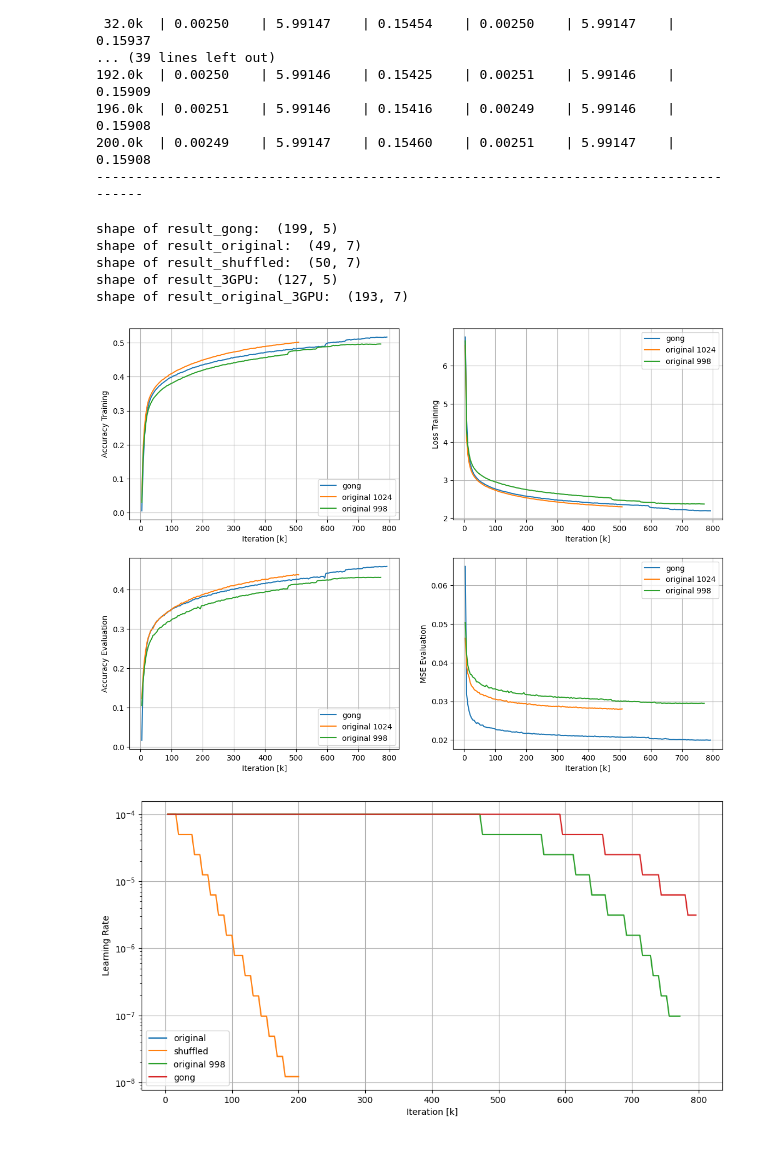
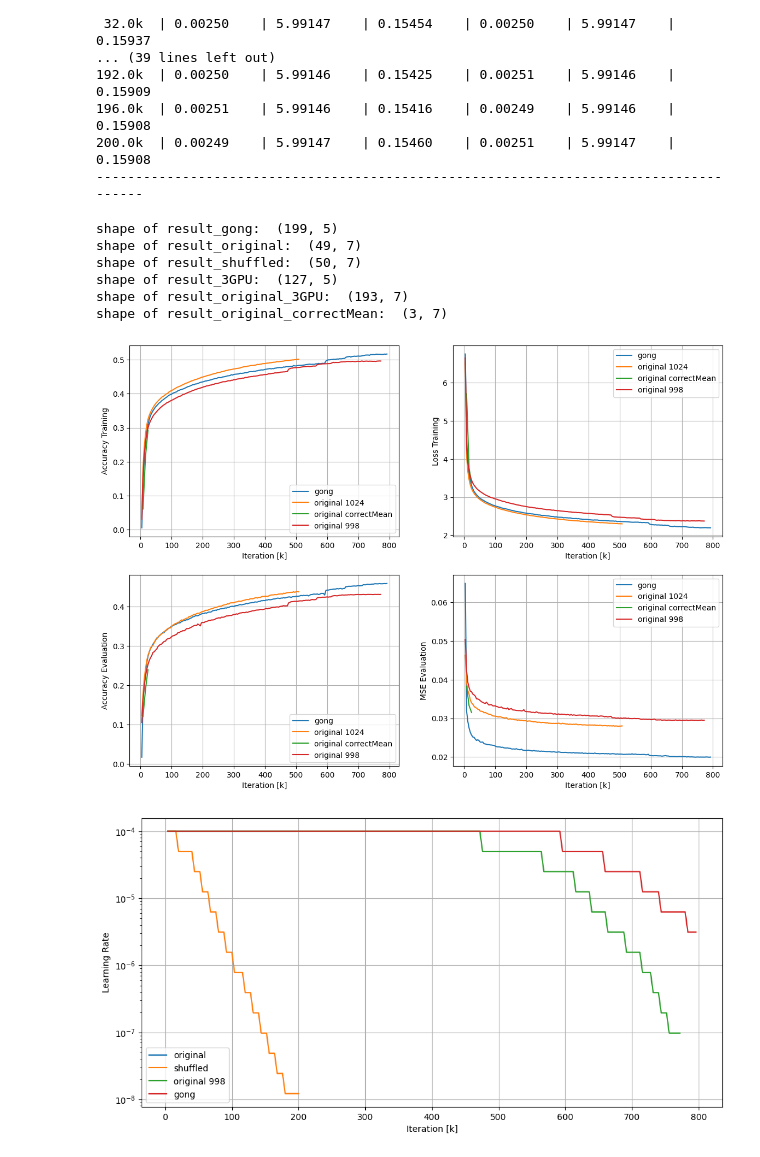
Before and after one commit to Ironmomo/SpeakerVerificationBA, a Jupyter notebook: pretraining/sandbox.ipynb, the cells around one changed output. Saved outputs shown, nothing was run; the diff lists cells and outputs as text; code cells hidden in the pictures.

```diff
--- a/pretraining/sandbox.ipynb
+++ b/pretraining/sandbox.ipynb
@@ -84,6 +85,9 @@ with open(os.path.join(base_path_shuffled, 'progress.pkl'), 'rb') as f:
 
 with open(os.path.join(path_original_3, 'progress.pkl'), 'rb') as f:
     progress_original_3 = pickle.load(f)
+
+with open(os.path.join(path_original_correctMean, 'progress.pkl'), 'rb') as f:
+    progress_original_correctMean = pickle.load(f)
 # %%
 # get the iteration (is at the second position in the list of progress)
 iteration2 = np.array([x[1] for x in progress2])
@@ -91,6 +95,7 @@ iteration3 = np.array([x[1] for x in progress3])
 iteration_original = np.array([x[1] for x in progress_original])
 iteration_shuffled = np.array([x[1] for x in progress_shuffled])
 iter_original = np.array([x[1] for x in progress_original_3])
+iter_original_correctMean = np.array([x[1] for x in progress_original_correctMean])*2
 
 # get time (is at the fourth position in the list of progress)
 time2 = np.array([x[3] for x in progress2])
@@ -98,6 +103,7 @@ time3 = np.array([x[3] for x in progress3])
 time_original = np.array([x[3] for x in progress_original])
 time_shuffled = np.array([x[3] for x in progress_shuffled])
 time_orig = np.array([x[3] for x in progress_original_3])
+time_original_correctMean = np.array([x[3] for x in progress_original_correctMean])
 # %%
 # calculate total time required for all 800k iterations based on the number of iterations and the time per iteration
 n_iterations = 800000
@@ -250,12 +260,14 @@ result_original_path = '/home/bosfab01/SpeakerVerificationBA/pretraining/exp/pre
 result_shuffled_path = '/home/bosfab01/SpeakerVerificationBA/pretraining/exp/pretrained-base-f128-t2-b24-lr1e-4-m400-pretrain_joint-asli-shuffled-20240416-102831/result.csv'
 result_3GPU_path = '/home/bosfab01/SpeakerVerificationBA/pretraining/exp/mask01-base-f128-t2-b24-lr1e-4-m400-pretrain_joint-asli-20240412-172636/result.csv'
 result_original_3GPU_path = '/home/bosfab01/SpeakerVerificationBA/pretraining/exp/pretrained-base-f128-t2-b24-lr1e-4-m400-pretrain_joint-asli-original-20240418-211014/result.csv'
+result_original_correctMean_path = '/home/bosfab01/SpeakerVerificationBA/pretraining/exp/pretrained-20240501-162648-original-base-f128-t2-b48-lr1e-4-m390-pretrain_joint-asli/result.csv'
 
 result_gong = np.genfromtxt(result_gong_path, delimiter=',')
 result_original = np.genfromtxt(result_original_path, delimiter=',')
 result_shuffled = np.genfromtxt(result_shuffled_path, delimiter=',')
 result_3GPU = np.genfromtxt(result_3GPU_path, delimiter=',')
 result_original_3GPU = np.genfromtxt(result_original_3GPU_path, delimiter=',')
+result_original_correctMean = np.genfromtxt(result_original_correctMean_path, delimiter=',')
 
 # print shapes of the arrays
 print("shape of result_gong: ", result_gong.shape)
@@ -263,12 +275,14 @@ print("shape of result_original: ", result_original.shape)
 print("shape of result_shuffled: ", result_shuffled.shape)
 print("shape of result_3GPU: ", result_3GPU.shape)
 print("shape of result_original_3GPU: ", result_original_3GPU.shape)
+print("shape of result_original_correctMean: ", result_original_correctMean.shape)
 # %% [output]
 shape of result_gong:  (199, 5)
 shape of result_original:  (49, 7)
 shape of result_shuffled:  (50, 7)
 shape of result_3GPU:  (127, 5)
 shape of result_original_3GPU:  (193, 7)
+shape of result_original_correctMean:  (3, 7)
 # %%
 # function to return columns of a numpy array
 def get_column(array):
@@ -280,6 +294,7 @@ acc_tr_3GPU, loss_tr_3GPU, acc_ev_3GPU, mse_ev_3GPU, _ = get_column(result_3GPU)
 acc_tr_original, loss1_tr_original, loss2_tr_original, acc_ev_original, loss1_ev_original, loss2_ev_original, _ = get_column(result_original)
 acc_tr_shuffled, loss1_tr_shuffled, loss2_tr_shuffled, acc_ev_shuffled, loss1_ev_shuffled, loss2_ev_shuffled, _ = get_column(result_shuffled)
 acc_tr_original_3GPU, loss1_tr_original_3GPU, loss2_tr_original_3GPU, acc_ev_original_3GPU, loss1_ev_original_3GPU, loss2_ev_original_3GPU, lr_original_3GPU = get_column(result_original_3GPU)
+acc_tr_original_correctMean, loss1_tr_original_correctMean, loss2_tr_original_correctMean, acc_ev_original_correctMean, loss1_ev_original_correctMean, loss2_ev_original_correctMean, lr_original_correctMean = get_column(result_original_correctMean)
 
 iteration_gong = np.arange(1, len(acc_tr_gong)+1) * 4000
 # %%
@@ -290,6 +305,7 @@ fig, axs = plt.subplots(2, 2, figsize=(14, 10))
 
 axs[0, 0].plot(iteration_gong[:len(acc_tr_original_3GPU)+5]/1e3, acc_tr_gong[:len(acc_tr_original_3GPU)+5], label='gong')
 axs[0, 0].plot(iteration3[:len(acc_tr_original_3GPU)+5]/1e3, acc_tr_3GPU[:len(acc_tr_original_3GPU)+5], label='original 1024')
+axs[0, 0].plot(iter_original_correctMean/1e3, acc_tr_original_correctMean, label='original correctMean')
 # axs[0, 0].plot(iteration_original/1e3, acc_tr_original, label='original')
 # axs[0, 0].plot(iteration_shuffled/1e3, acc_tr_shuffled, label='shuffled')
 axs[0, 0].plot(iter_original/1e3, acc_tr_original_3GPU, label='original 998')
@@ -303,6 +319,7 @@ axs[0, 0].grid()
 
 axs[0, 1].plot(iteration_gong[:len(acc_tr_original_3GPU)+5]/1e3, loss_tr_gong[:len(acc_tr_original_3GPU)+5], label='gong')
 axs[0, 1].plot(iteration3[:len(acc_tr_original_3GPU)+5]/1e3, loss_tr_3GPU[:len(acc_tr_original_3GPU)+5], label='original 1024')
+axs[0, 1].plot(iter_original_correctMean/1e3, loss1_tr_original_correctMean+10*loss2_tr_original_correctMean, label='original correctMean')
 # axs[0, 1].plot(iteration_original/1e3, loss1_tr_original+10*loss2_tr_original, label='original')
 # axs[0, 1].plot(iteration_shuffled/1e3, loss1_tr_shuffled+10*loss2_tr_shuffled, label='shuffled')
 axs[0, 1].plot(iter_original/1e3, loss1_tr_original_3GPU+10*loss2_tr_original_3GPU, label='original 998')
@@ -312,34 +329,36 @@ axs[0, 1].set_xlabel('Iteration [k]')
 axs[0, 1].set_ylabel('Loss Training')
 axs[0, 1].legend()
 axs[0, 1].grid()
 
 axs[1, 0].plot(iteration_gong[:len(acc_tr_original_3GPU)+5]/1e3, acc_ev_gong[:len(acc_tr_original_3GPU)+5], label='gong')
 axs[1, 0].plot(iteration3[:len(acc_tr_original_3GPU)+5]/1e3, acc_ev_3GPU[:len(acc_tr_original_3GPU)+5], label='original 1024')
+axs[1, 0].plot(iter_original_correctMean/1e3, acc_ev_original_correctMean, label='original correctMean')
 # axs[1, 0].plot(iteration_original/1e3, acc_ev_original, label='original')
 # axs[1, 0].plot(iteration_shuffled/1e3, acc_ev_shuffled, label='shuffled')
 axs[1, 0].plot(iter_original/1e3, acc_ev_original_3GPU, label='original 998')
 #axs[1, 0].set_title('Accuracy Evaluation')
 #axs[1, 0].set_xticks(np.arange(0, len(acc_tr_original)+5, 1))
 axs[1, 0].set_xlabel('Iteration [k]')
 axs[1, 0].set_ylabel('Accuracy Evaluation')
 axs[1, 0].legend()
 axs[1, 0].grid()
 
 axs[1, 1].plot(iteration_gong[:len(acc_tr_original_3GPU)+5]/1e3, mse_ev_gong[:len(acc_tr_original_3GPU)+5], label='gong')
 axs[1, 1].plot(iteration3[:len(acc_tr_original_3GPU)+5]/1e3, mse_ev_3GPU[:len(acc_tr_original_3GPU)+5], label='original 1024')
+axs[1, 1].plot(iter_original_correctMean/1e3, loss2_ev_original_correctMean, label='original correctMean')
 # axs[1, 1].plot(iteration_original/1e3, loss2_ev_original, label='original')
 # axs[1, 1].plot(iteration_shuffled/1e3, loss2_ev_shuffled, label='shuffled')
 axs[1, 1].plot(iter_original/1e3, loss2_ev_original_3GPU, label='original 998')
 #axs[1, 1].set_title('MSE Evaluation')
 #axs[1, 1].set_xticks(np.arange(0, len(acc_tr_original)+5, 1))
 axs[1, 1].set_xlabel('Iteration [k]')
 axs[1, 1].set_ylabel('MSE Evaluation')
 axs[1, 1].legend()
 axs[1, 1].grid()
 
 plt.show()
 # %% [output]
-[figure, old version]
+[figure, new version]
 # %%
 # plot learning rate on log scale
 fig, ax = plt.subplots(figsize=(12, 6))
```
Also changed, not shown: parts of 4 cells of this notebook, 8 other files.
